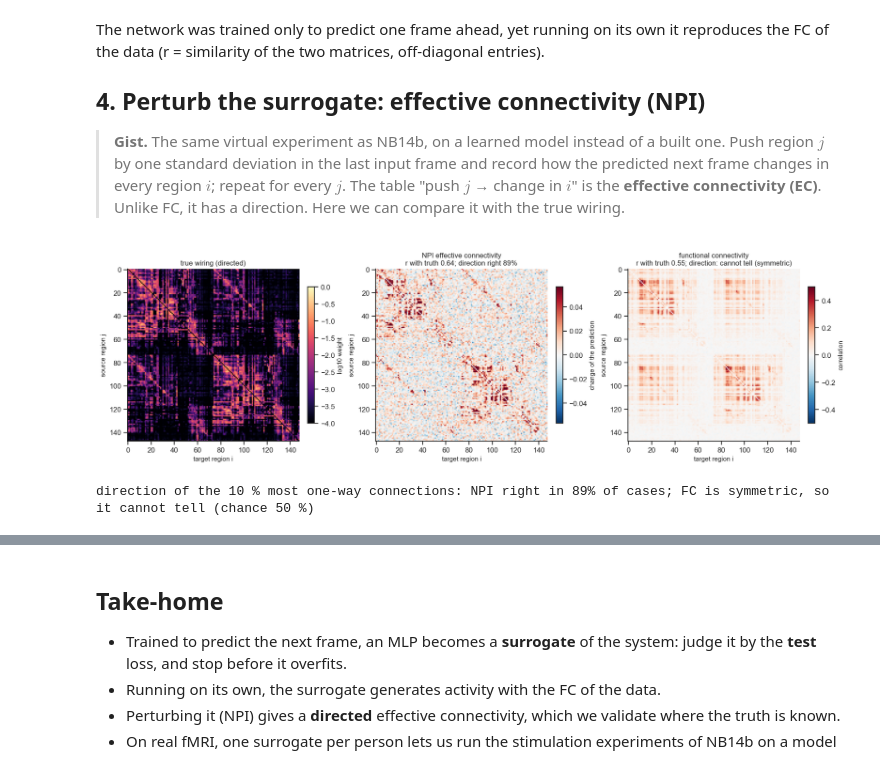
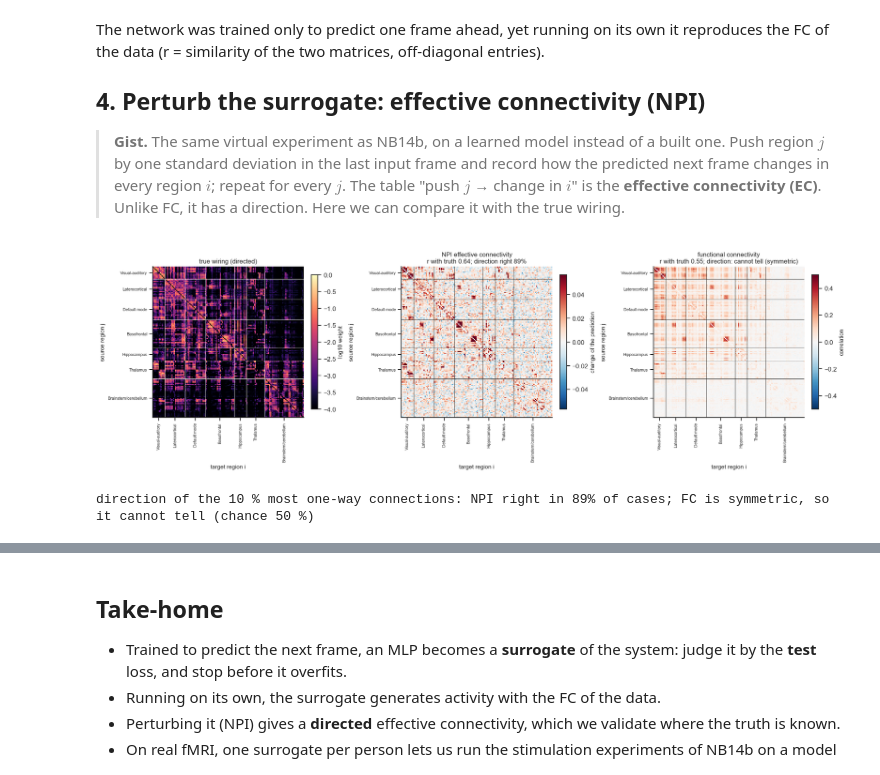
Before and after one commit to grabuffo/brain-modeling-course, a Jupyter notebook: notebooks/D2_C6_NB15_ann_surrogate_brains.ipynb, the cells around one changed output, grey strips where cells are left out. Saved outputs shown, nothing was run; the diff lists cells and outputs as text; code cells hidden in the pictures.

Commit message:
NB15: regions sorted by system with boundary lines; Explore to stimulate one region (EC row on matrix, brain map and per system)
Co-Authored-By: Claude Opus 5.5 <noreply@anthropic.com>

```diff
--- a/notebooks/D2_C6_NB15_ann_surrogate_brains.ipynb
+++ b/notebooks/D2_C6_NB15_ann_surrogate_brains.ipynb
@@ -45,24 +48,3 @@ $\dot x = -x + 0.9\,W x + \text{noise}$, with $W$ the directed mouse connectome
 (stable, close to the edge). Sampled every time unit; each region z-scored with the statistics of the training part.
 It is linear on purpose: the point is to test the method where we know the truth, not to model the mouse brain.
 </details>
-# %%
-# @title Simulate 20 000 frames of a noisy network on the directed mouse connectome (a few seconds)
-scm, labm, _, _ = connectome.load_mouse()
-N, S = len(scm), 3                                              # 148 regions, 3 past frames as input (as in the slides)
-W = scm / np.max(np.abs(np.linalg.eigvals(scm)))                # largest eigenvalue 1
-true = W.T                                                      # true[j, i]: connection from region j to region i
-rng = np.random.default_rng(0); x, data = np.zeros(N), []
-for k in range(20000 * 20):                                     # Euler steps of 0.05, one frame every 20 steps
-    x = x + 0.05 * (-x + 0.9 * W @ x) + np.sqrt(0.05) * 0.5 * rng.standard_normal(N)
-    if k % 20 == 0: data.append(x.copy())
-data = np.array(data)
-n_train = int(0.9 * len(data))                                  # first 90 % for training, last 10 % never seen
-data = (data - data[:n_train].mean(0)) / data[:n_train].std(0)
-
-def windows(z):
-    # inputs: the last S frames (S x N numbers); target: the next frame (N numbers)
-    X = np.stack([z[t - S:t] for t in range(S, len(z))]); Y = z[S:]
-    return torch.tensor(X, dtype=torch.float32), torch.tensor(Y, dtype=torch.float32)
-
-Xtr, Ytr = windows(data[:n_train]); Xte, Yte = windows(data[n_train:])
-print(f"{N} regions; {len(Xtr)} training examples, {len(Xte)} test examples")
@@ -127,8 +145,8 @@ with torch.no_grad():
 gen = np.array(gen)
 FC_data, FC_gen = np.corrcoef(data[:n_train].T), np.corrcoef(gen.T)
 u = np.triu_indices(N, 1); r = np.corrcoef(FC_data[u], FC_gen[u])[0, 1]
-fig, ax = plt.subplots(1, 2, figsize=(10, 4.4), layout="constrained")
+fig, ax = plt.subplots(1, 2, figsize=(12, 5.4), layout="constrained")
 for a_, M, title in [(ax[0], FC_data, "FC of the data"), (ax[1], FC_gen, f"FC generated by the surrogate (r = {r:.2f})")]:
-    im = a_.imshow(M, cmap="RdBu_r", vmin=-0.5, vmax=0.5); a_.set(title=title, xlabel="region", ylabel="region")
+    im = show_sorted(a_, M, title, cmap="RdBu_r", vmin=-0.5, vmax=0.5)
 fig.colorbar(im, ax=ax, label="correlation", shrink=0.8); plt.show()
 # %% [output]
@@ -146,36 +164,36 @@ The network was trained only to predict one frame ahead, yet running on its own
 # %%
 # @title Neural Perturbational Inference: push each region in turn and read the change of the prediction
 def npi_ec(model, X, size=1.0):
     with torch.no_grad():
         base = model(X); EC = np.zeros((N, N))
         for j in range(N):
             Xp = X.clone(); Xp[:, -1, j] += size                    # push region j in the most recent frame
             EC[j] = (model(Xp) - base).mean(0).numpy()               # EC[j, i]: effect of j on i
     np.fill_diagonal(EC, 0); return EC
 
 def scores(EC):
     # how often the direction of the 10 % most one-way connections is right, and similarity with the true wiring
     i, j = np.where(np.triu(np.ones((N, N)), 1)); asym = true[i, j] - true[j, i]
     oneway = np.abs(asym) > np.percentile(np.abs(asym), 90)
     direction = np.mean(np.sign(EC[i, j] - EC[j, i])[oneway] == np.sign(asym)[oneway])
     off = ~np.eye(N, dtype=bool)
     return direction, np.corrcoef(EC[off], true[off])[0, 1]
 
 EC = npi_ec(mlp, Xte)
 FC0 = FC_data.copy(); np.fill_diagonal(FC0, 0)
 (d_ec, r_ec), (d_fc, r_fc) = scores(EC), scores(FC0)
-fig, ax = plt.subplots(1, 3, figsize=(16, 4.6), layout="constrained")
-im0 = ax[0].imshow(np.log10(true + 1e-4), cmap="magma", vmin=-4, vmax=0); ax[0].set_title("true wiring (directed)")
-fig.colorbar(im0, ax=ax[0], label="log10 weight", shrink=0.7)
-v = np.percentile(np.abs(EC), 99)
-im1 = ax[1].imshow(EC, cmap="RdBu_r", vmin=-v, vmax=v); ax[1].set_title(f"NPI effective connectivity\nr with truth {r_ec:.2f}; direction right {d_ec:.0%}")
-fig.colorbar(im1, ax=ax[1], label="change of the prediction", shrink=0.7)
-im2 = ax[2].imshow(FC0, cmap="RdBu_r", vmin=-0.5, vmax=0.5); ax[2].set_title(f"functional connectivity\nr with truth {r_fc:.2f}; direction: cannot tell (symmetric)")
-fig.colorbar(im2, ax=ax[2], label="correlation", shrink=0.7)
-for a_ in ax: a_.set(xlabel="target region i", ylabel="source region j")
+fig, ax = plt.subplots(1, 3, figsize=(18, 6), layout="constrained")
+im0 = show_sorted(ax[0], np.log10(true + 1e-4), "true wiring (directed)", line="w", cmap="magma", vmin=-4, vmax=0)
+fig.colorbar(im0, ax=ax[0], label="log10 weight", shrink=0.6)
+vEC = np.percentile(np.abs(EC), 99)
+im1 = show_sorted(ax[1], EC, f"NPI effective connectivity\nr with truth {r_ec:.2f}; direction right {d_ec:.0%}", cmap="RdBu_r", vmin=-vEC, vmax=vEC)
+fig.colorbar(im1, ax=ax[1], label="change of the prediction", shrink=0.6)
+im2 = show_sorted(ax[2], FC0, f"functional connectivity\nr with truth {r_fc:.2f}; direction: cannot tell (symmetric)", cmap="RdBu_r", vmin=-0.5, vmax=0.5)
+fig.colorbar(im2, ax=ax[2], label="correlation", shrink=0.6)
+for a_ in ax: a_.set_xlabel("target region i"); a_.set_ylabel("source region j")
 plt.show()
 print(f"direction of the 10 % most one-way connections: NPI right in {d_ec:.0%} of cases; "
       f"FC is symmetric, so it cannot tell (chance 50 %)")
 # %% [output]
-[figure, old version]
+[figure, new version]
 direction of the 10 % most one-way connections: NPI right in 89% of cases; FC is symmetric, so it cannot tell (chance 50 %)
```
Also changed, not shown: parts of 8 cells of this notebook.
